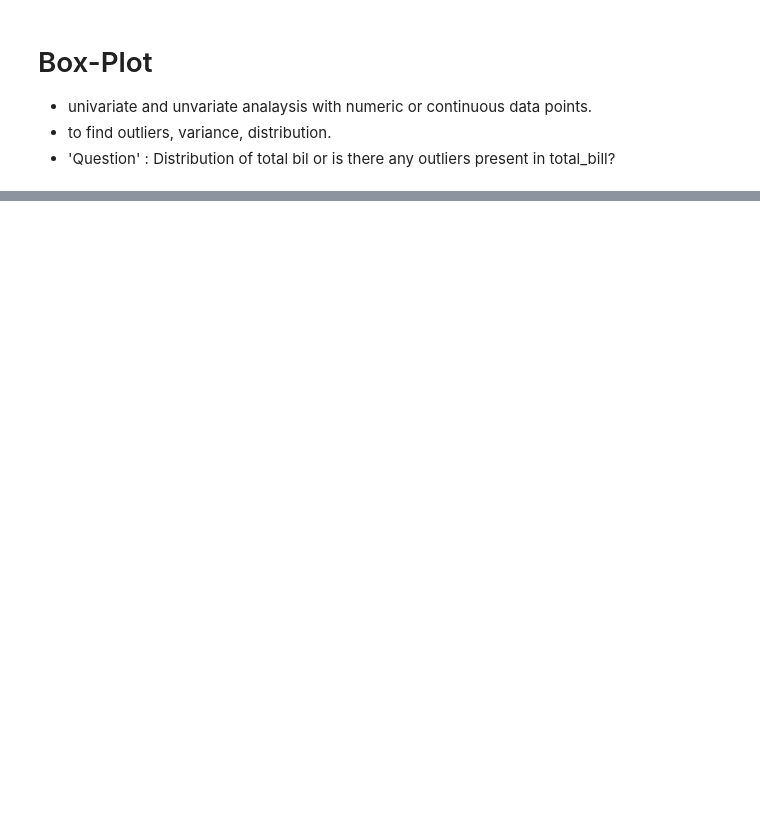
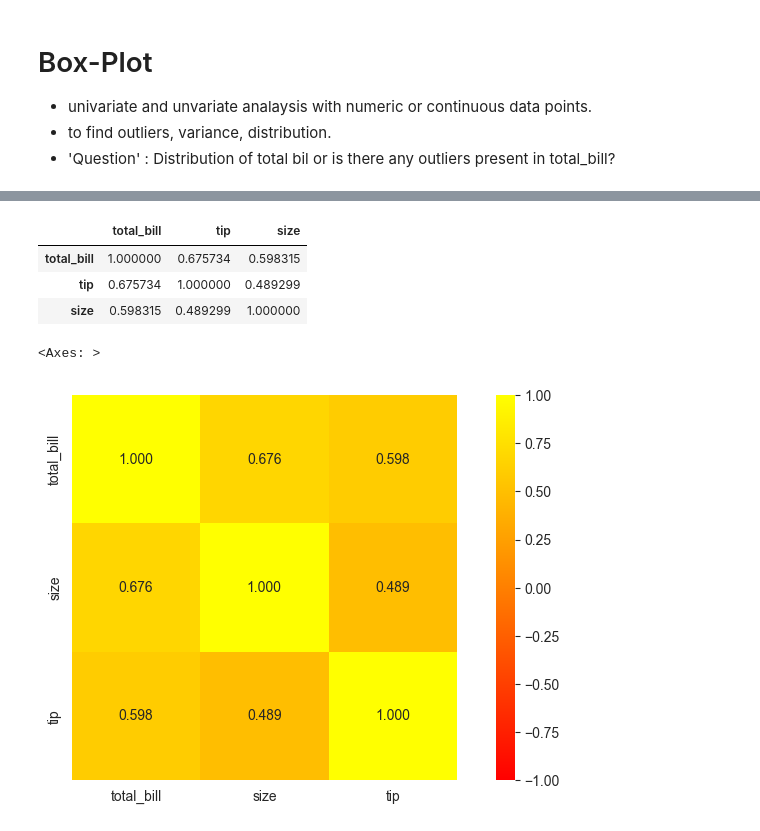
Before and after one commit to taweshaldev99/Data_Analysis_by_KIST, a Jupyter notebook: Data Visualization-Format_12.ipynb, the cells around one changed output, grey strips where cells are left out. Saved outputs shown, nothing was run; the diff lists cells and outputs as text; code cells hidden in the pictures; blank space fills up the shorter version.

```diff
--- a/Data Visualization-Format_12.ipynb
+++ b/Data Visualization-Format_12.ipynb
@@ -117,0 +211,17 @@ sns.boxplot(tips,x='total_bill')
+# %%
+corr_matrix = tips[['total_bill','tip','size']].corr()
+corr_matrix
+# %% [output]
+|  | total_bill | tip | size |
+| total_bill | 1.000000 | 0.675734 | 0.598315 |
+| tip | 0.675734 | 1.000000 | 0.489299 |
+| size | 0.598315 | 0.489299 | 1.000000 |
+# %%
+plt.figure(figsize=(10,5))
+sns.heatmap(corr_matrix,annot=True,fmt='.3f',vmin=-1,vmax=1,cmap='autumn',
+            square=True,
+            xticklabels=['total_bill','size','tip'],
+            yticklabels=['total_bill','size','tip'])
+# %% [output]
+<Axes: >
+[figure, added]
```
Also changed, not shown: parts of 23 cells of this notebook, 2 other files.
